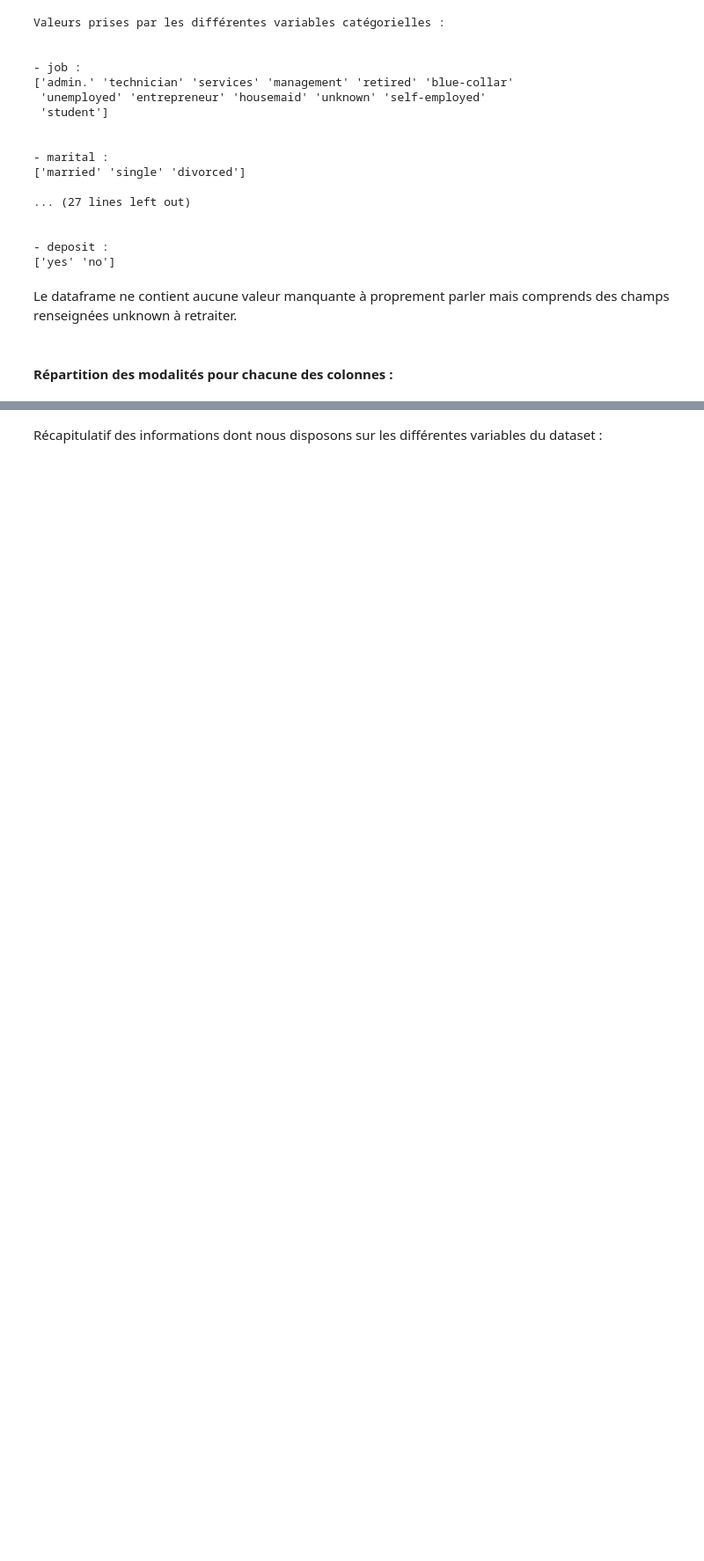
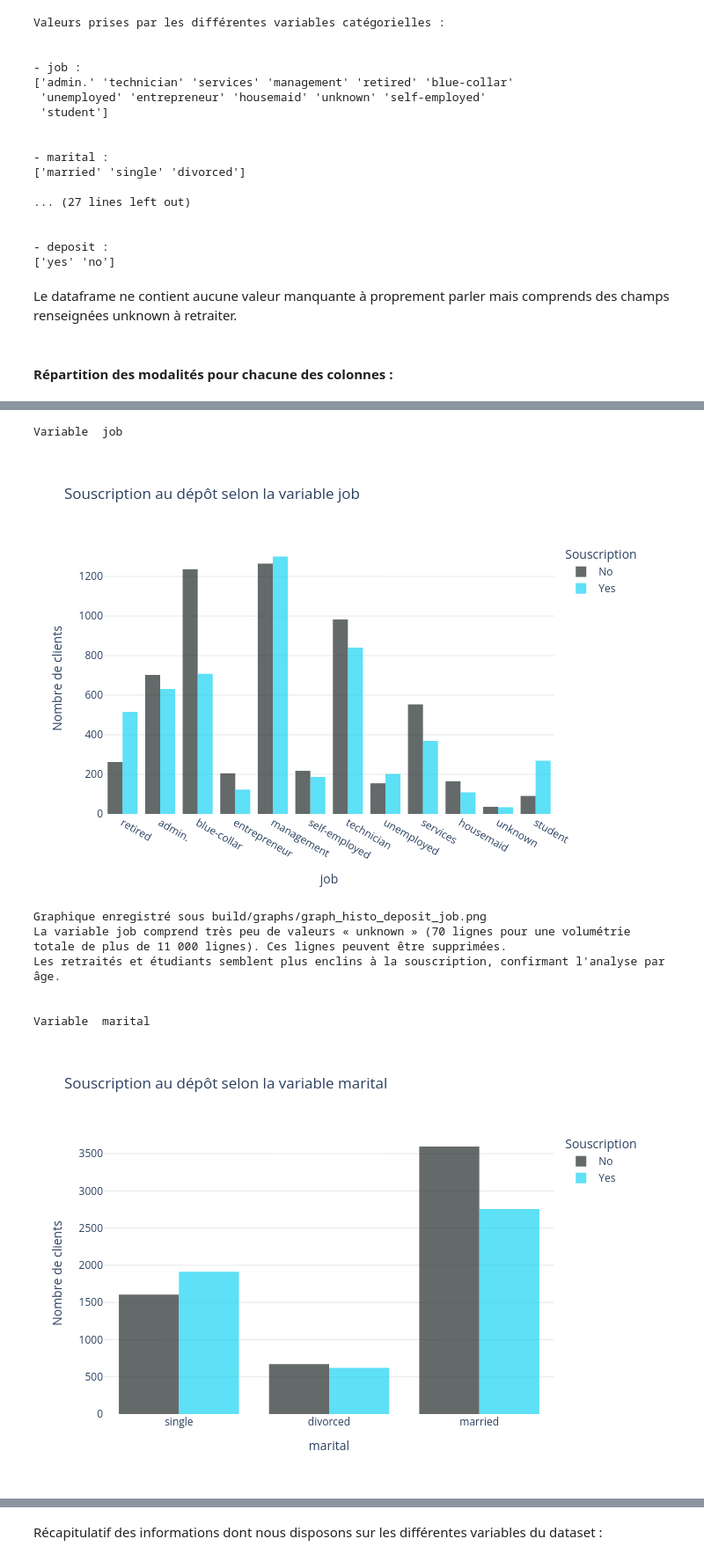
Before and after one commit to les4datafantastiques/bank_marketing, a Jupyter notebook: Les_4_data_fantastiques.ipynb, the cells around one changed output, grey strips where cells are left out. Shown at 88% size. Cells and saved outputs as stored; diff of their text form; code cells hidden in the pictures; blank space fills up the shorter version.

```diff
--- a/Les_4_data_fantastiques.ipynb
+++ b/Les_4_data_fantastiques.ipynb
@@ -686,0 +854,12 @@ Variable  housing
+# %%
+analyze_categorical_variables(var_cat, df_bank, build_graphs_path)
+# %% [output]
+Variable  job
+[figure, added]
+Graphique enregistré sous build/graphs/graph_histo_deposit_job.png
+La variable job comprend très peu de valeurs « unknown » (70 lignes pour une volumétrie totale de plus de 11 000 lignes). Ces lignes peuvent être supprimées.
+Les retraités et étudiants semblent plus enclins à la souscription, confirmant l'analyse par âge.
+
+
+Variable  marital
+[figure, added]
```
Also changed, not shown: parts of 29 cells of this notebook, 5 other files.
